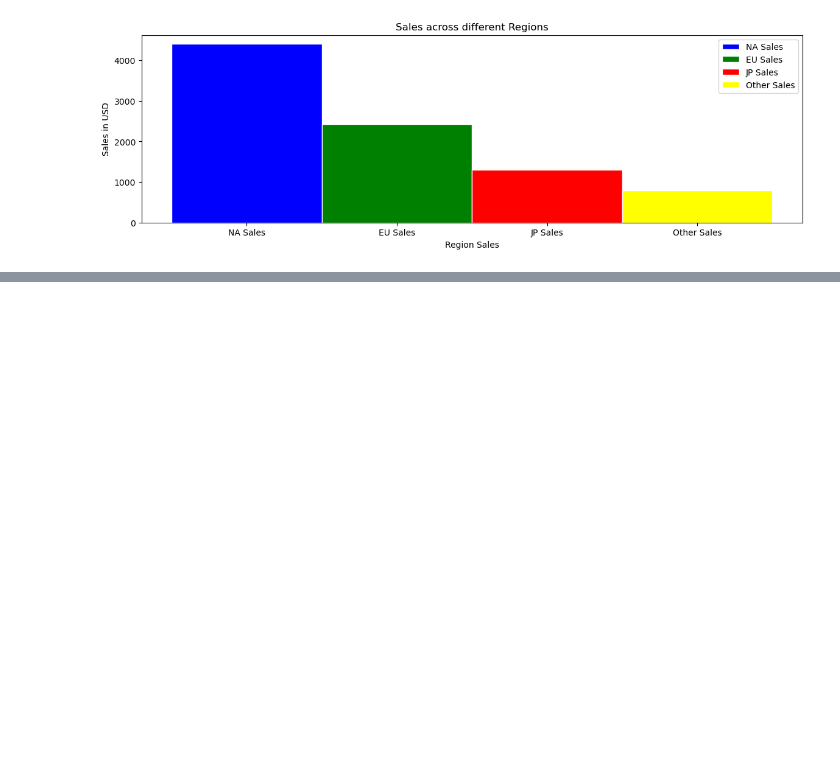
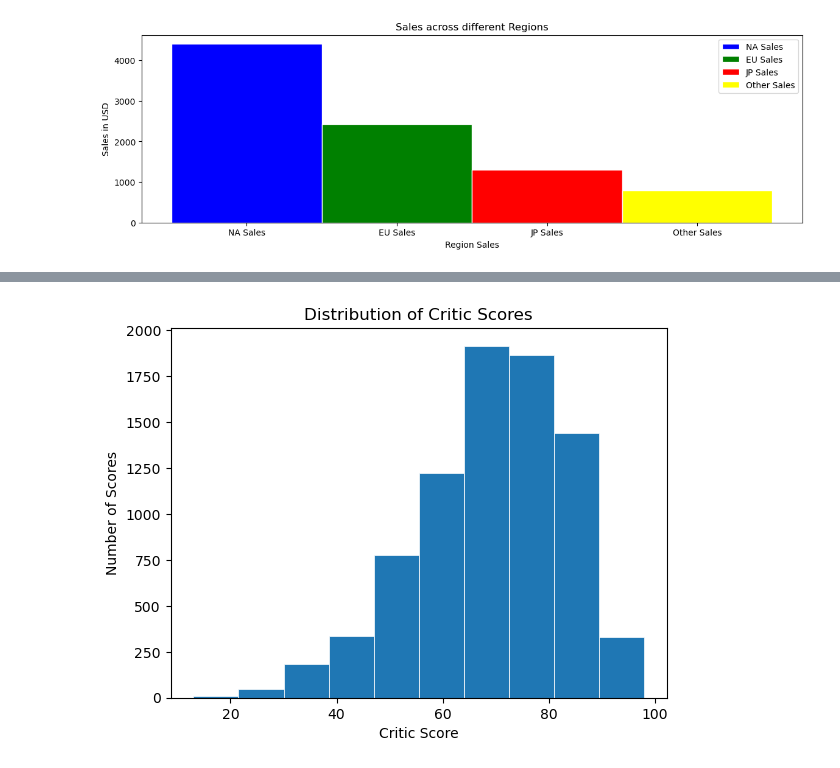
Before and after one commit to HakaseKorin/VGSalesJupyter, a Jupyter notebook: VideoGameSales.ipynb, the cells around one changed output, grey strips where cells are left out. Saved outputs shown, nothing was run; the diff lists cells and outputs as text; code cells hidden in the pictures; blank space fills up the shorter version.

```diff
--- a/VideoGameSales.ipynb
+++ b/VideoGameSales.ipynb
@@ -80,0 +101,9 @@ ax1.legend()
+# %%
+fig3, ax3 = plt.subplots()
+ax3.hist(CriticScore, bins=10, linewidth=0.5, edgecolor="white")
+ax3.set_xlabel("Critic Score")
+ax3.set_ylabel("Number of Scores")
+ax3.set_title("Distribution of Critic Scores")
+plt.show()
+# %% [output]
+[figure, added]
```
Also changed, not shown: parts of 8 cells of this notebook.
